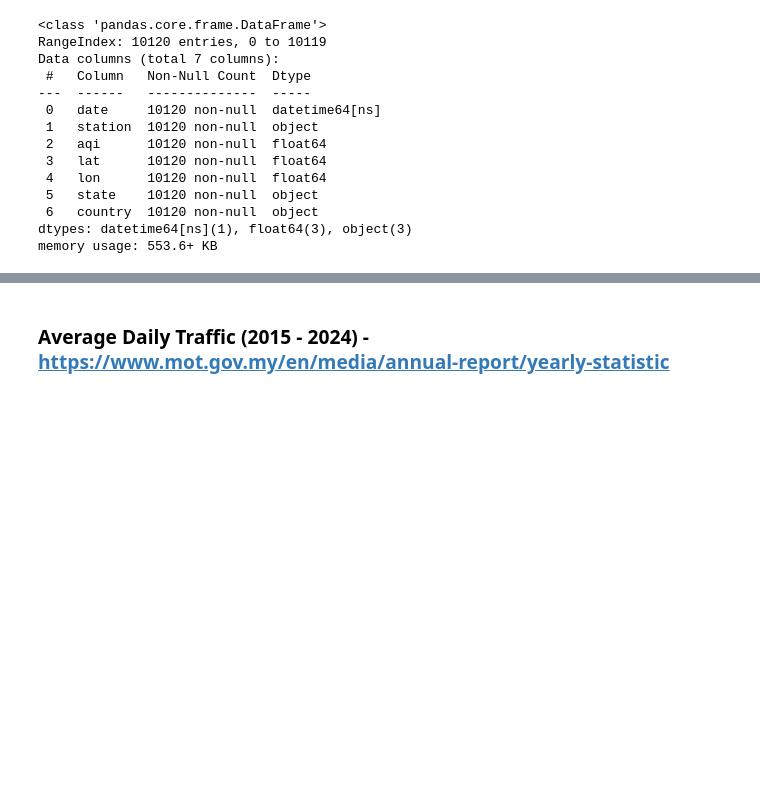
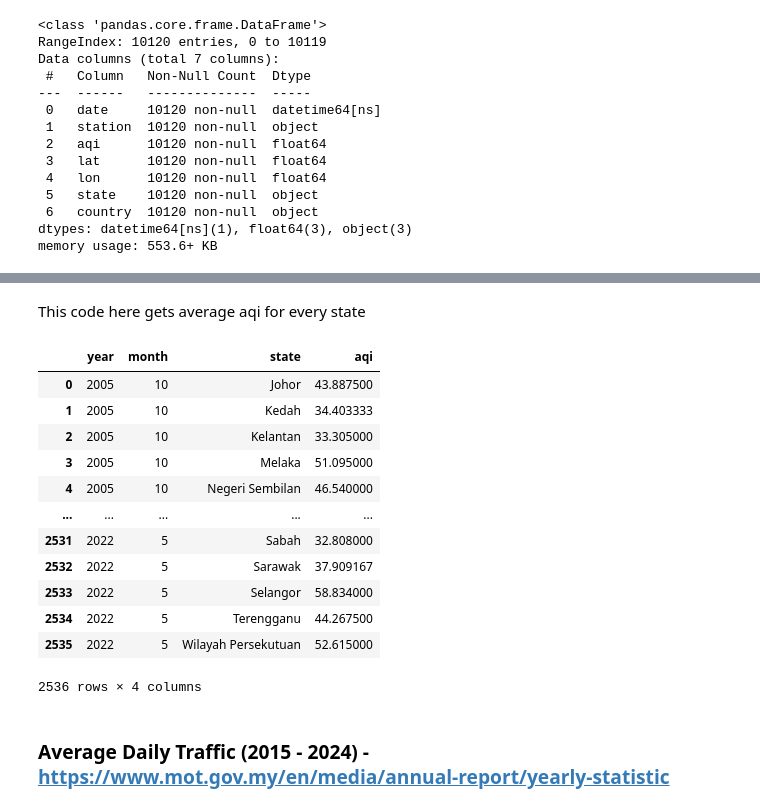
Before and after one commit to NotHLee/FIT3179_A2, a Jupyter notebook: data/cleaning.ipynb, the cells around one changed output, grey strips where cells are left out. Saved outputs shown, nothing was run; the diff lists cells and outputs as text; code cells hidden in the pictures; blank space fills up the shorter version.

```diff
--- a/data/cleaning.ipynb
+++ b/data/cleaning.ipynb
@@ -423,0 +498,31 @@ df_monthly.to_csv('../data/api/APIMS-monthly.csv', index=False)
+# %% [markdown]
+This code here gets average aqi for every state
+# %%
+import pandas as pd
+
+df = pd.read_csv('../data/api/APIMS-monthly.csv')
+
+# drop irrelevant columns
+df = df.drop(columns=['station', 'country', 'lat', 'lon'])
+
+# aggregate aqi by finding the mean aqi for that state and month
+df['date'] = pd.to_datetime(df['date'])
+df['month'] = df['date'].dt.month
+df['year'] = df['date'].dt.year
+
+df_monthly_avg = df.groupby(['year', 'month', 'state'])['aqi'].mean().reset_index()
+df_monthly_avg
+# %% [output]
+|  | year | month | state | aqi |
+| 0 | 2005 | 10 | Johor | 43.887500 |
+| 1 | 2005 | 10 | Kedah | 34.403333 |
+| 2 | 2005 | 10 | Kelantan | 33.305000 |
+| 3 | 2005 | 10 | Melaka | 51.095000 |
+| 4 | 2005 | 10 | Negeri Sembilan | 46.540000 |
+| ... | ... | ... | ... | ... |
+| 2531 | 2022 | 5 | Sabah | 32.808000 |
+| 2532 | 2022 | 5 | Sarawak | 37.909167 |
+| 2533 | 2022 | 5 | Selangor | 58.834000 |
+| 2534 | 2022 | 5 | Terengganu | 44.267500 |
+| 2535 | 2022 | 5 | Wilayah Persekutuan | 52.615000 |
+2536 rows × 4 columns
```
Also changed, not shown: parts of 7 cells of this notebook, 9 other files.
